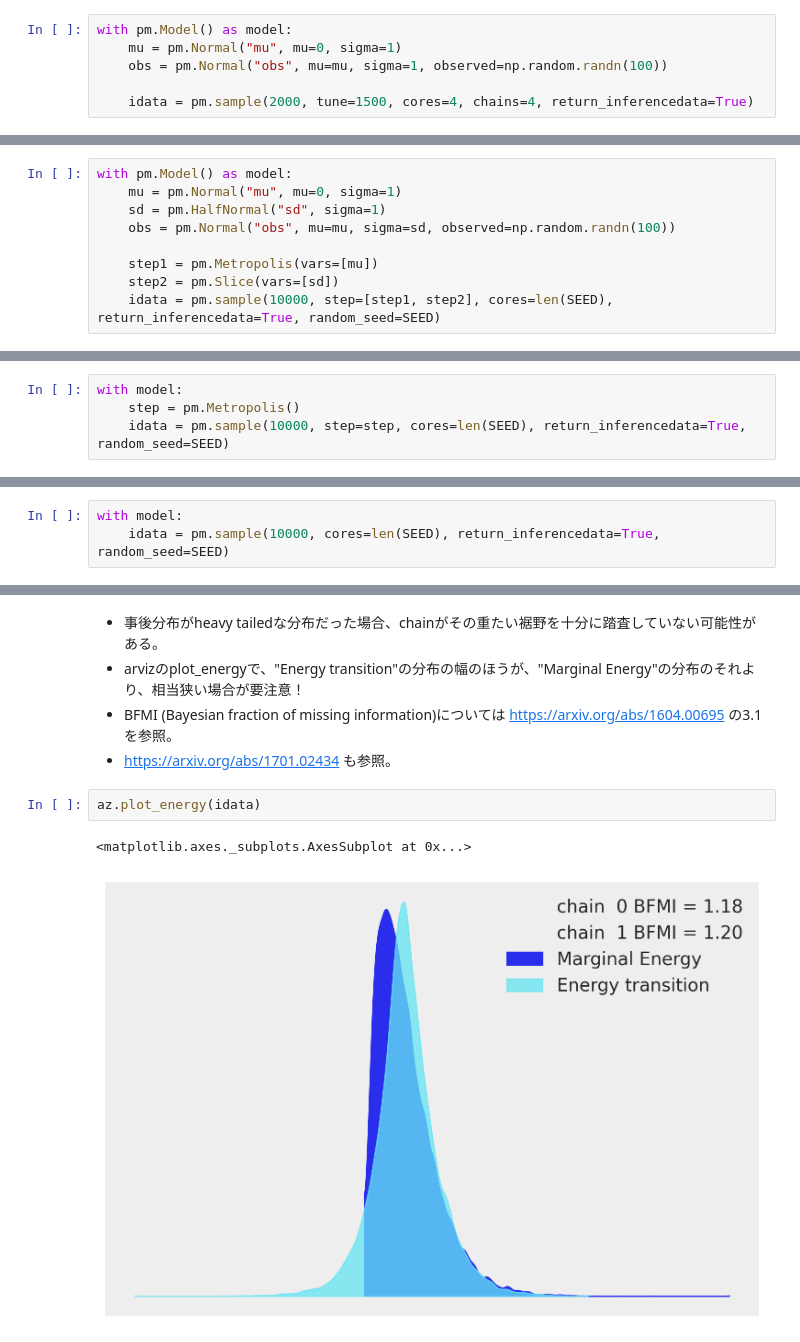
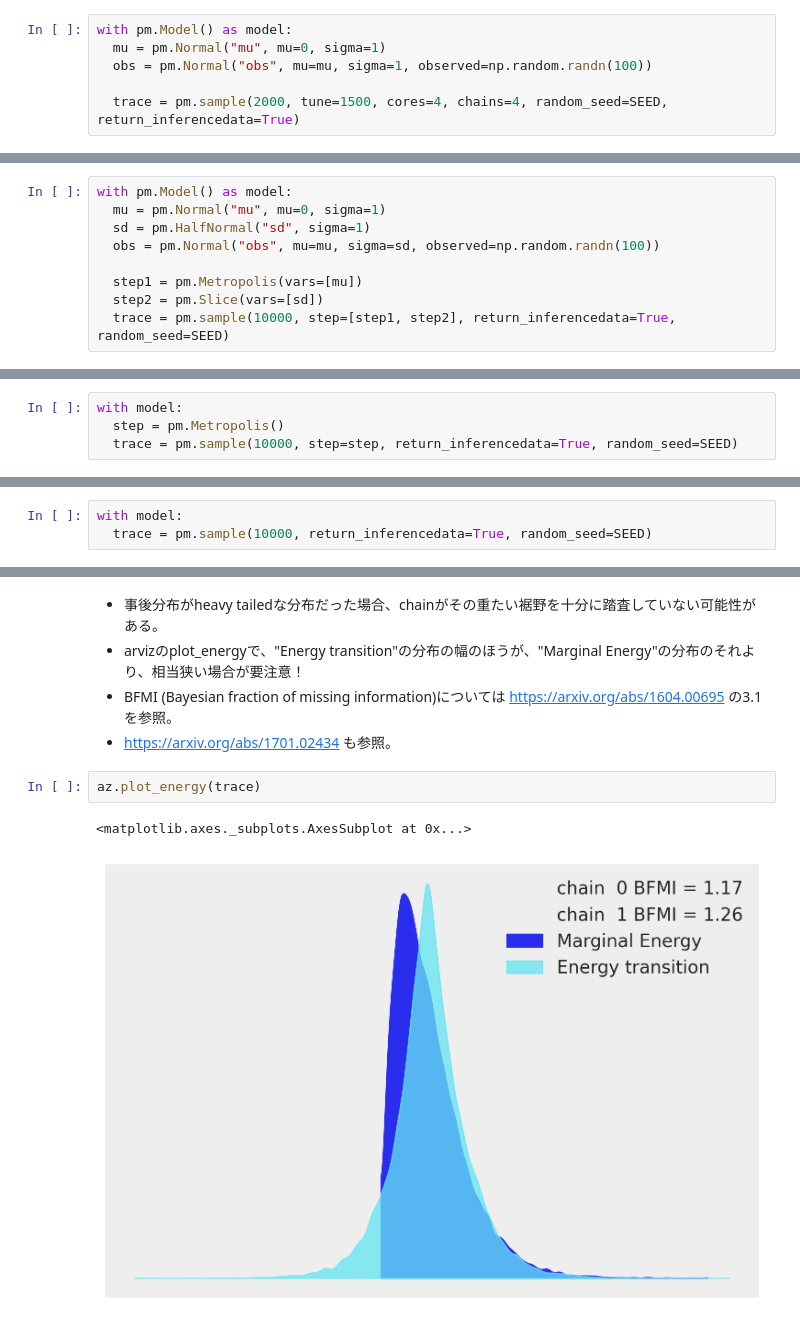
Before and after one commit to tomonari-masada/course2021-stats2, a Jupyter notebook: 03_PyMC_2.ipynb, the cells around one changed output, grey strips where cells are left out. Drawn from its saved outputs; the diff is of its cells as text.

```diff
--- a/03_PyMC_2.ipynb
+++ b/03_PyMC_2.ipynb
@@ -124,10 +105,10 @@ Attributes:
  * coresがコア数、chainsがchainの数。
 # %%
 with pm.Model() as model:
-    mu = pm.Normal("mu", mu=0, sigma=1)
-    obs = pm.Normal("obs", mu=mu, sigma=1, observed=np.random.randn(100))
+  mu = pm.Normal("mu", mu=0, sigma=1)
+  obs = pm.Normal("obs", mu=mu, sigma=1, observed=np.random.randn(100))
 
-    idata = pm.sample(2000, tune=1500, cores=4, chains=4, return_inferencedata=True)
+  trace = pm.sample(2000, tune=1500, cores=4, chains=4, random_seed=SEED, return_inferencedata=True)
 # %% [output]
 Auto-assigning NUTS sampler...
 Initializing NUTS using jitter+adapt_diag...
@@ -260,11 +244,11 @@ x & \sim N(\mu, \sigma)
 * coresだけを設定した場合、chainの数はcore数に設定される。
 # %%
 with pm.Model() as model:
-    mu = pm.Normal("mu", mu=0, sigma=1)
-    sd = pm.HalfNormal("sd", sigma=1)
-    obs = pm.Normal("obs", mu=mu, sigma=sd, observed=np.random.randn(100))
+  mu = pm.Normal("mu", mu=0, sigma=1)
+  sd = pm.HalfNormal("sd", sigma=1)
+  obs = pm.Normal("obs", mu=mu, sigma=sd, observed=np.random.randn(100))
 
-    step1 = pm.Metropolis(vars=[mu])
-    step2 = pm.Slice(vars=[sd])
-    idata = pm.sample(10000, step=[step1, step2], cores=len(SEED), return_inferencedata=True, random_seed=SEED)
+  step1 = pm.Metropolis(vars=[mu])
+  step2 = pm.Slice(vars=[sd])
+  trace = pm.sample(10000, step=[step1, step2], return_inferencedata=True, random_seed=SEED)
 # %% [output]
@@ -367,6 +367,6 @@ array([<matplotlib.axes._subplots.AxesSubplot object at 0x...>,
 * 同じモデルで、二つのパラメータとも、メトロポリス法を使う。
 # %%
 with model:
-    step = pm.Metropolis()
-    idata = pm.sample(10000, step=step, cores=len(SEED), return_inferencedata=True, random_seed=SEED)
+  step = pm.Metropolis()
+  trace = pm.sample(10000, step=step, return_inferencedata=True, random_seed=SEED)
 # %% [output]
@@ -392,7 +404,7 @@ array([[<matplotlib.axes._subplots.AxesSubplot object at 0x...>,
 * 同じモデルで、二つのパラメータとも、デフォルトのNo-U-Turn Sampler (NUTS)を使う。
 # %%
 with model:
-    idata = pm.sample(10000, cores=len(SEED), return_inferencedata=True, random_seed=SEED)
+  trace = pm.sample(10000, return_inferencedata=True, random_seed=SEED)
 # %% [output]
 Auto-assigning NUTS sampler...
 Initializing NUTS using jitter+adapt_diag...
@@ -430,7 +448,7 @@ pm.summary(idata)
 fraction of missing information)については https://arxiv.org/abs/1604.00695 の3.1を参照。
  * https://arxiv.org/abs/1701.02434 も参照。
 # %%
-az.plot_energy(idata)
+az.plot_energy(trace)
 # %% [output]
 <matplotlib.axes._subplots.AxesSubplot at 0x...>
-[figure, old version]
+[figure, new version]
```
Also changed, not shown: parts of 49 cells of this notebook.
